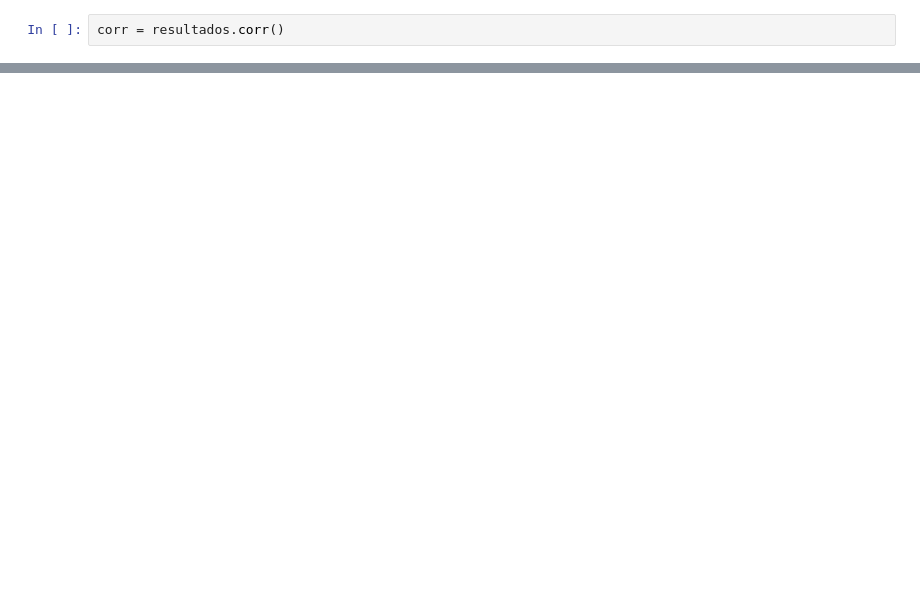
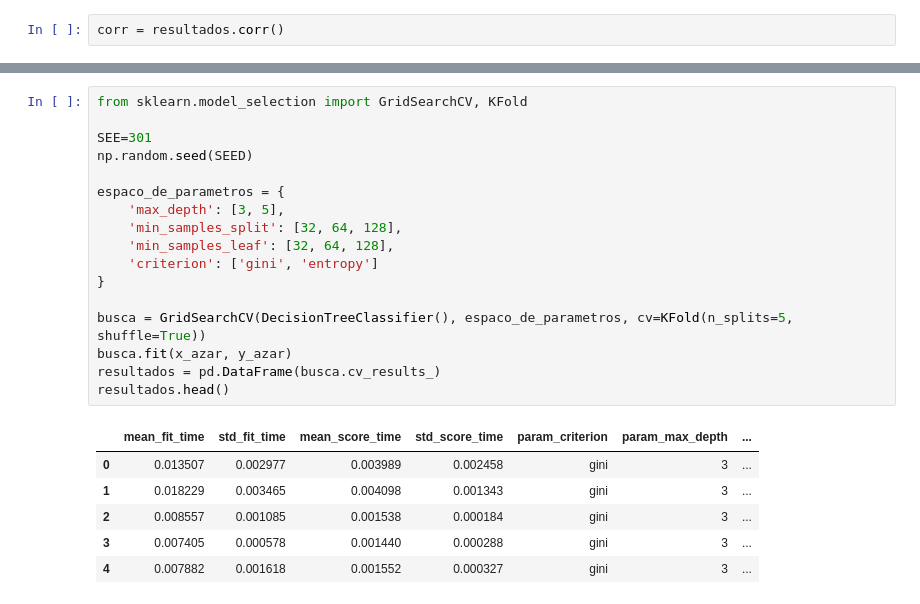
Before and after one commit to kevinpinhoiamin/python-scikit-learn8, a Jupyter notebook: Introdução_a_Machine_Learning_Otimização.ipynb, the cells around one changed output, grey strips where cells are left out. Saved outputs shown, nothing was run; the diff lists cells and outputs as text; blank space fills up the shorter version.

```diff
--- a/Introdução_a_Machine_Learning_Otimização.ipynb
+++ b/Introdução_a_Machine_Learning_Otimização.ipynb
@@ -526,0 +604,24 @@ resultados.sort_values('test', ascending=False).head()
+# %%
+from sklearn.model_selection import GridSearchCV, KFold
+
+SEE=301
+np.random.seed(SEED)
+
+espaco_de_parametros = {
+    'max_depth': [3, 5],
+    'min_samples_split': [32, 64, 128],
+    'min_samples_leaf': [32, 64, 128],
+    'criterion': ['gini', 'entropy']
+}
+
+busca = GridSearchCV(DecisionTreeClassifier(), espaco_de_parametros, cv=KFold(n_splits=5, shuffle=True))
+busca.fit(x_azar, y_azar)
+resultados = pd.DataFrame(busca.cv_results_)
+resultados.head()
+# %% [output]
+|  | mean_fit_time | std_fit_time | mean_score_time | std_score_time | param_criterion | param_max_depth | ... |
+| 0 | 0.013507 | 0.002977 | 0.003989 | 0.002458 | gini | 3 | ... |
+| 1 | 0.018229 | 0.003465 | 0.004098 | 0.001343 | gini | 3 | ... |
+| 2 | 0.008557 | 0.001085 | 0.001538 | 0.000184 | gini | 3 | ... |
+| 3 | 0.007405 | 0.000578 | 0.001440 | 0.000288 | gini | 3 | ... |
+| 4 | 0.007882 | 0.001618 | 0.001552 | 0.000327 | gini | 3 | ... |
```
Also changed, not shown: parts of 16 cells of this notebook.
